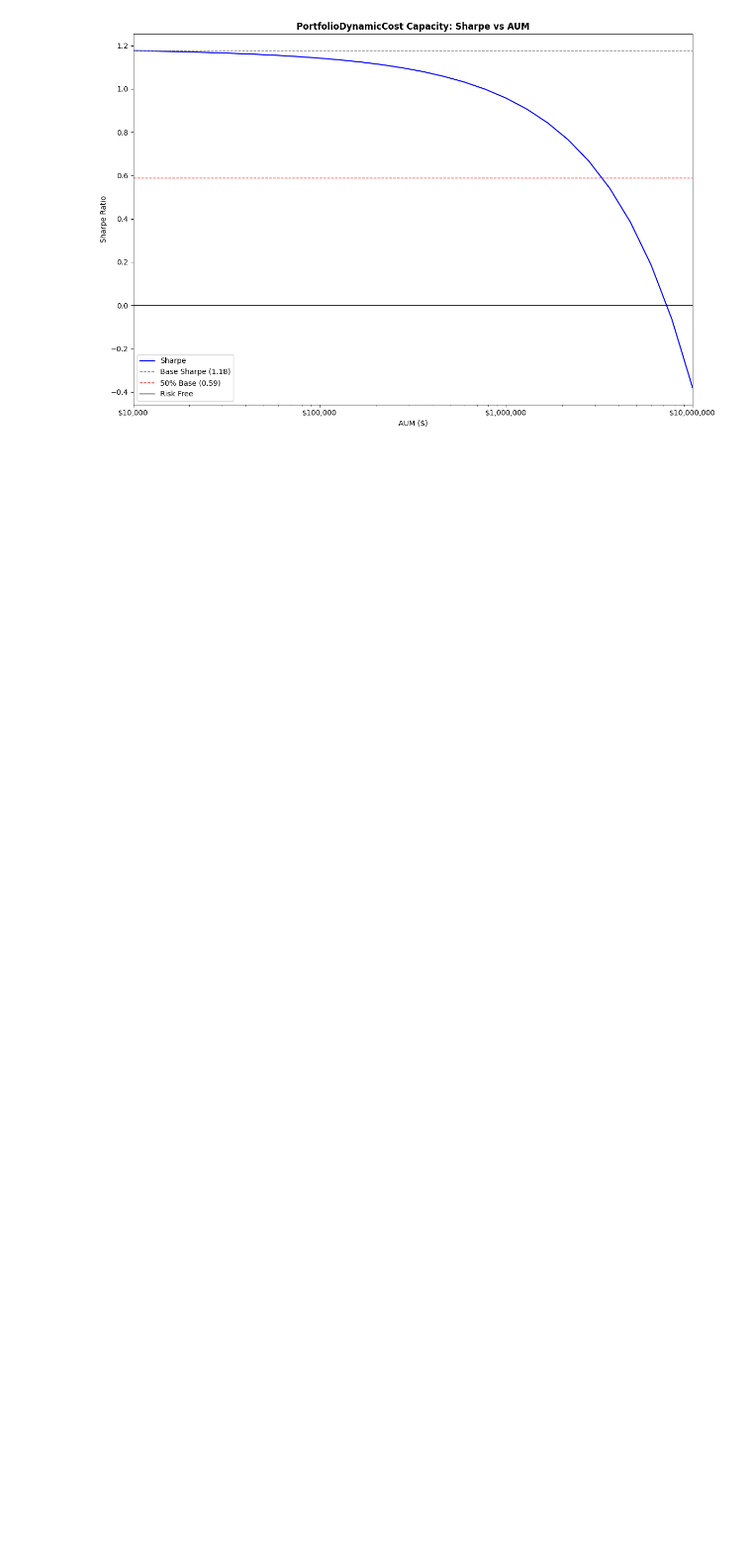
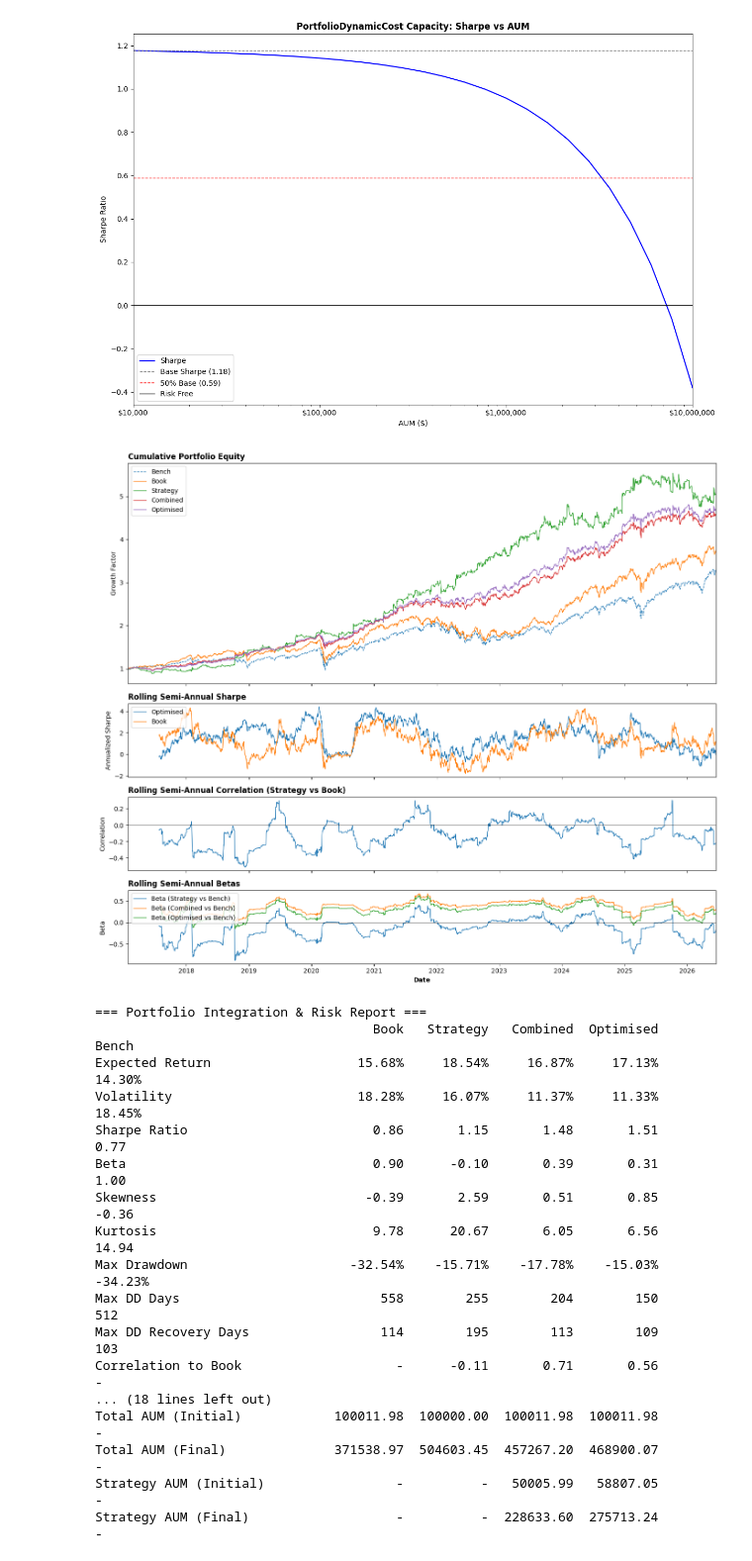
Before and after one commit to nip403/SPY-Strategy-Backtest, a Jupyter notebook: main.ipynb, the cells around one changed output. Shown at 99% size. Cells and saved outputs as stored; diff of their text form; code cells hidden in the pictures; blank space fills up the shorter version.

```diff
--- a/main.ipynb
+++ b/main.ipynb
@@ -70,0 +16,6 @@ Strategy AUM (Final)                   -          -  164172.94  145045.83
+# %%
+ # instantiate a portfolio backtest - substitutable for any portfolio subclass
+p = Portfolio(df)
+
+print(p)
+print(p.sharpe)
@@ -72,3 +106,36 @@ Strategy AUM (Final)                   -          -  164172.94  145045.83
 PortfolioDynamicCost.sharpe_curve(df, max_aum=10_000_000)
 # %% [output]
 [figure]
+# %%
+ps = PortfolioDynamicCost(df, long_permissions=False)
+
+toy_book, _ = generate_toy_equity( # generate a toy book equity series
+    portfolio=p,
+    sharpe=1,
+    volatility=0.18,
+    beta=0.9,
+    benchmark=df["close"],
+)
+
+sc = StrategyConnector(p, toy_book, df["close"]) # instantiate StrategyConnector tool to analyse strategy integration into current toy book
+
+sc.report()
+# %% [output]
+[figure, added]
+=== Portfolio Integration & Risk Report ===
+                                    Book   Strategy   Combined  Optimised    Bench
+Expected Return                   15.68%     18.54%     16.87%     17.13%   14.30%
+Volatility                        18.28%     16.07%     11.37%     11.33%   18.45%
+Sharpe Ratio                        0.86       1.15       1.48       1.51     0.77
+Beta                                0.90      -0.10       0.39       0.31     1.00
+Skewness                           -0.39       2.59       0.51       0.85    -0.36
+Kurtosis                            9.78      20.67       6.05       6.56    14.94
+Max Drawdown                     -32.54%    -15.71%    -17.78%    -15.03%  -34.23%
+Max DD Days                          558        255        204        150      512
+Max DD Recovery Days                 114        195        113        109      103
+Correlation to Book                    -      -0.11       0.71       0.56        -
+... (18 lines left out)
+Total AUM (Initial)            100011.98  100000.00  100011.98  100011.98        -
+Total AUM (Final)              371538.97  504603.45  457267.20  468900.07        -
+Strategy AUM (Initial)                 -          -   50005.99   58807.05        -
+Strategy AUM (Final)                   -          -  228633.60  275713.24        -
```
Also changed, not shown: parts of 8 cells of this notebook, 12 other files.
